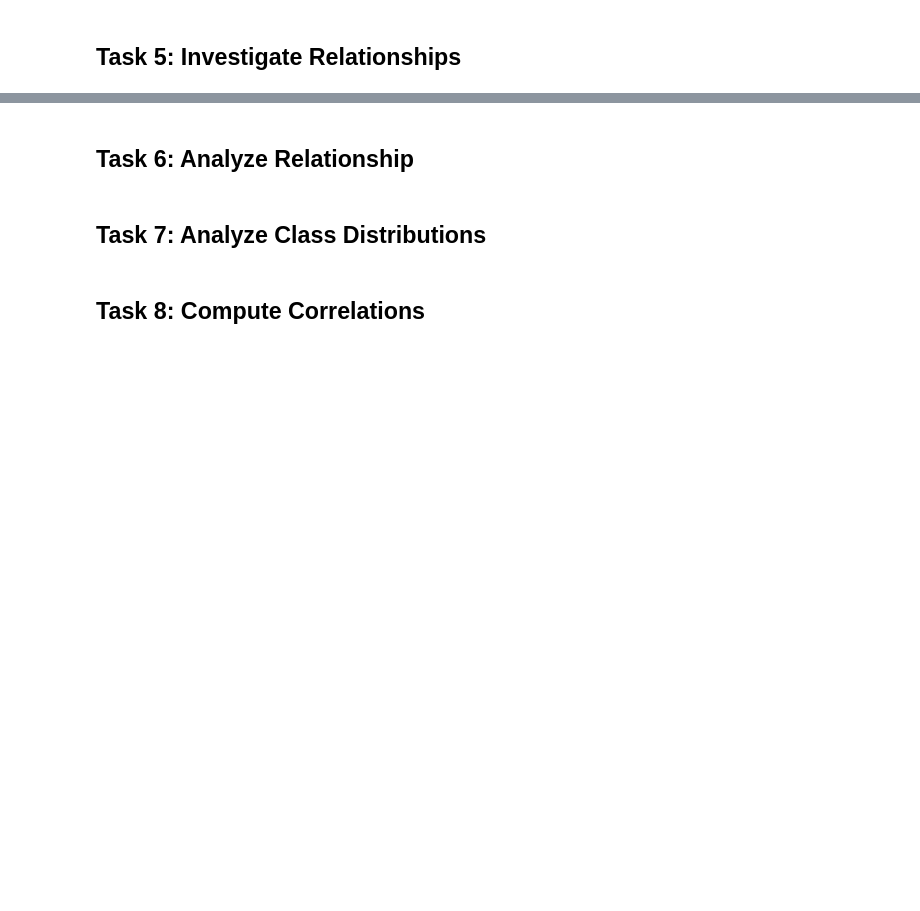
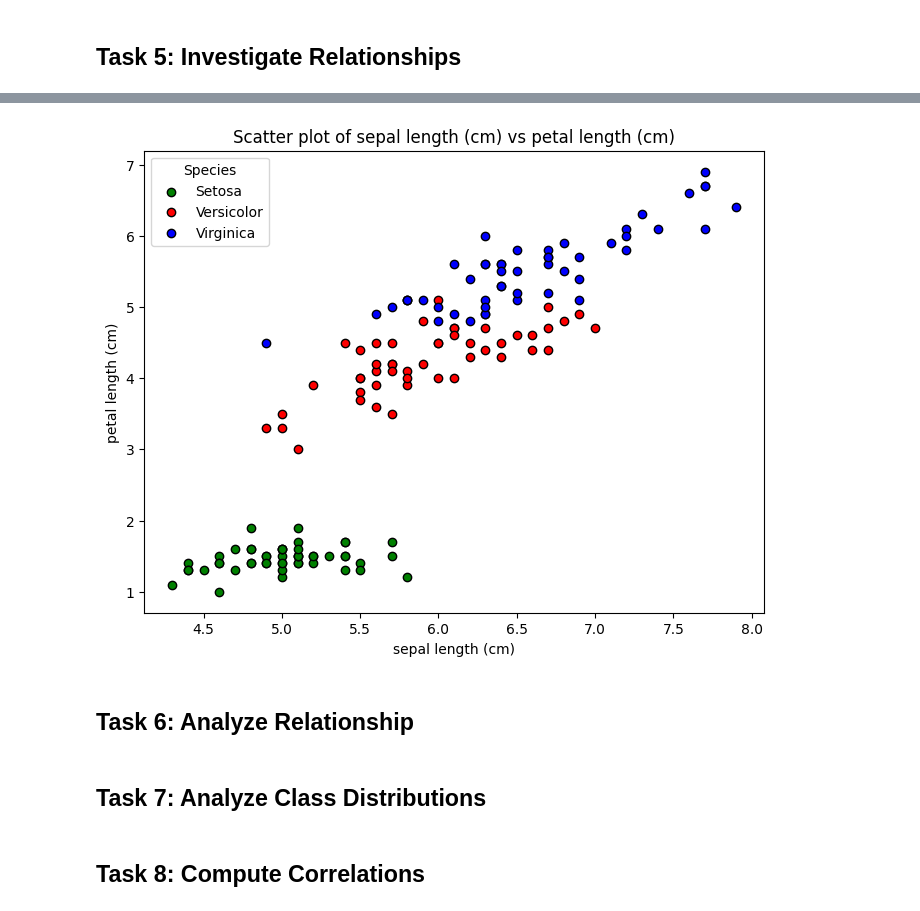
Before and after one commit to Hugo-van-Zyl/principles_of_data_analytics, a Jupyter notebook: tasks.ipynb, the cells around one changed output, grey strips where cells are left out. Drawn from its saved outputs; the diff is of its cells as text; code cells hidden in the pictures; blank space fills up the shorter version.

Commit message:
Task 5 completed

```diff
--- a/tasks.ipynb
+++ b/tasks.ipynb
@@ -291,3 +319,29 @@ The following are histograms for each feuture:
+# %%
+# Create scatter plot of two features. For this task I will select sepal lenght and petal lenght
+feuture1 = "sepal length (cm)" # create variable for 1st feuture
+feuture2 = "petal length (cm)" # create variable for 2nd feuture
+
+plt.figure(figsize=(8,6)) # set the figure size to display data clearly
+
+#As I could not get the solution to work perfectly using a for loop, I will plot all data seperate per species as shown below
+plt.scatter(dft_Iris[dft_Iris.species=="setosa"][feuture1], dft_Iris[dft_Iris.species=="setosa"][feuture2], color="green",label="Setosa", edgecolors="black") # select only data with species = "setosa" and by feuture name given from variable. Then plot this data
+plt.scatter(dft_Iris[dft_Iris.species=="versicolor"][feuture1], dft_Iris[dft_Iris.species=="versicolor"][feuture2], color="red",label="Versicolor", edgecolors="black")
+plt.scatter(dft_Iris[dft_Iris.species=="virginica"][feuture1], dft_Iris[dft_Iris.species=="virginica"][feuture2], color="blue",label="Virginica", edgecolors="black")
+
+#plt.scatter(dft_Iris[feuture1], dft_Iris[feuture2], label = col, c = data_Iris.target, edgecolors="black") # define parameters of scatter plot
+plt.xlabel(feuture1) # set x axis label
+plt.ylabel(feuture2) # set y axis label
+plt.title(f"Scatter plot of {feuture1} vs {feuture2}") # set plot title
+plt.legend(title = "Species") # show legend
+plt.show() # show plot
+
+# Alternatively, I could have used the below seaborn function to create the same output
+# sns.FacetGrid(dft_Iris, hue ="species", height = 6).map(plt.scatter, feuture1,feuture2).add_legend()
+
+#test outputs to see if filtering data is working correctly
+#dft_Iris[dft_Iris.species=="setosa"][feuture1]
+# %% [output]
+[figure, added]
 # %% [markdown]
 ## Task 6: Analyze Relationship
 # %% [markdown]
```
Also changed, not shown: parts of 4 cells of this notebook.
